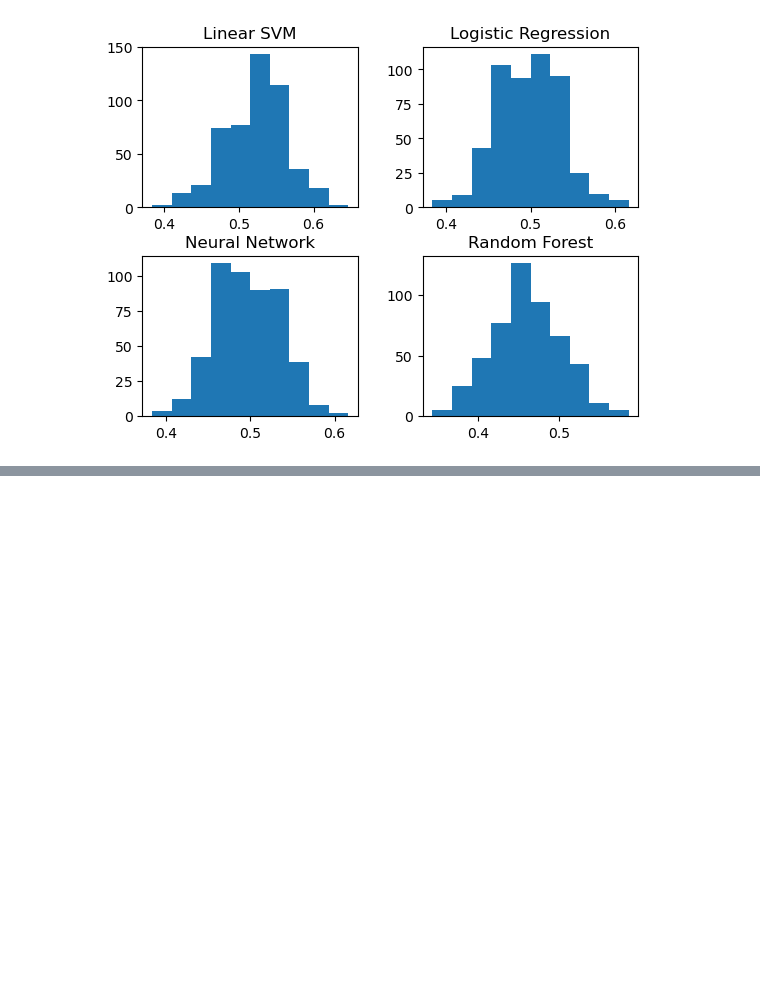
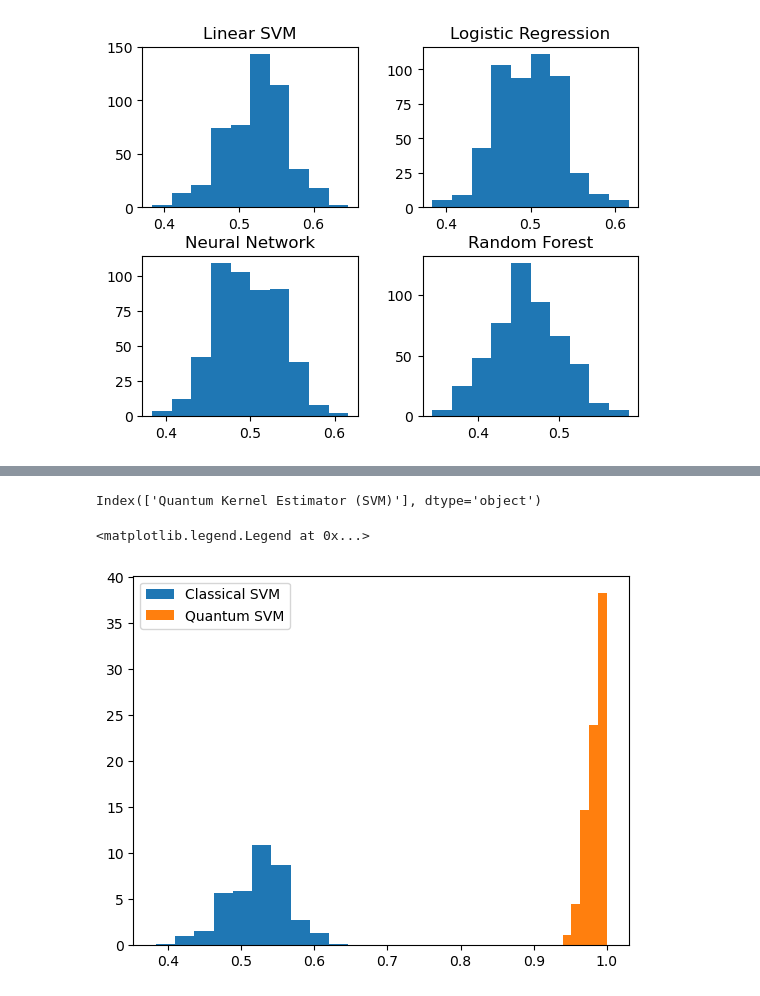
Before and after one commit to Irnamosa/QuantumImage, a Jupyter notebook: kernel/featuremap/Orders_final.ipynb, the cells around one changed output, grey strips where cells are left out. Cells and saved outputs as stored; diff of their text form; code cells hidden in the pictures; blank space fills up the shorter version.

```diff
--- a/kernel/featuremap/Orders_final.ipynb
+++ b/kernel/featuremap/Orders_final.ipynb
@@ -284,0 +327,12 @@ array([[<AxesSubplot:title={'center':'Linear SVM'}>,
+# %%
+scores_qke.columns
+# %% [output]
+Index(['Quantum Kernel Estimator (SVM)'], dtype='object')
+# %%
+plt.hist(scores["Linear SVM"], label="Classical SVM", density=True)
+plt.hist(scores_qke["Quantum Kernel Estimator (SVM)"], label="Quantum SVM", bins=5, density=True)
+plt.legend()
+plt.Title("Comparison of performance of quantum and classical SVMs
+# %% [output]
+<matplotlib.legend.Legend at 0x...>
+[figure, added]
```
Also changed, not shown: parts of 3 cells of this notebook.
